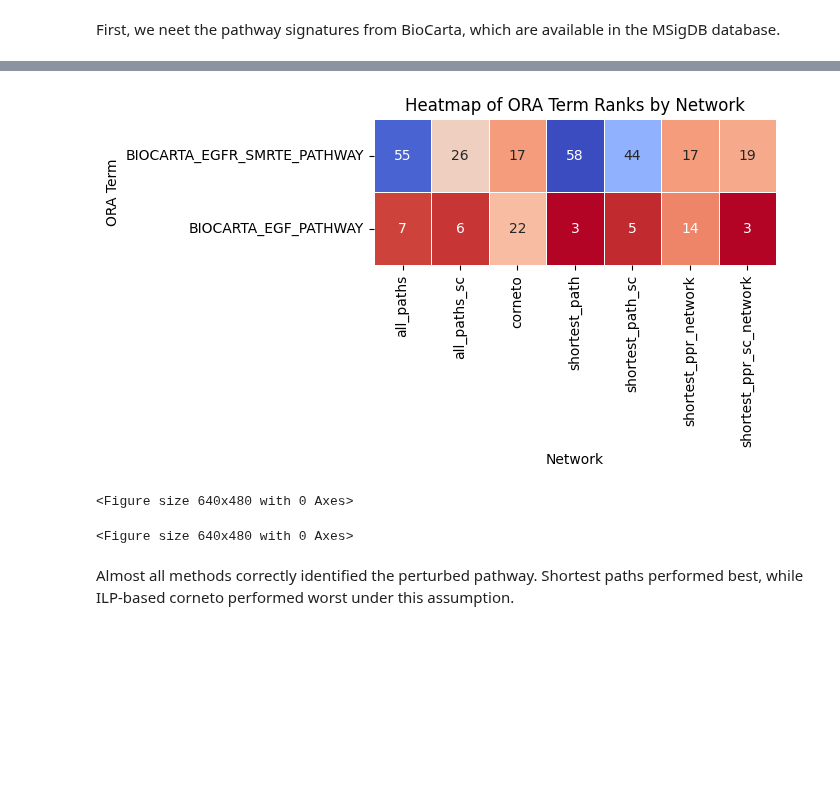
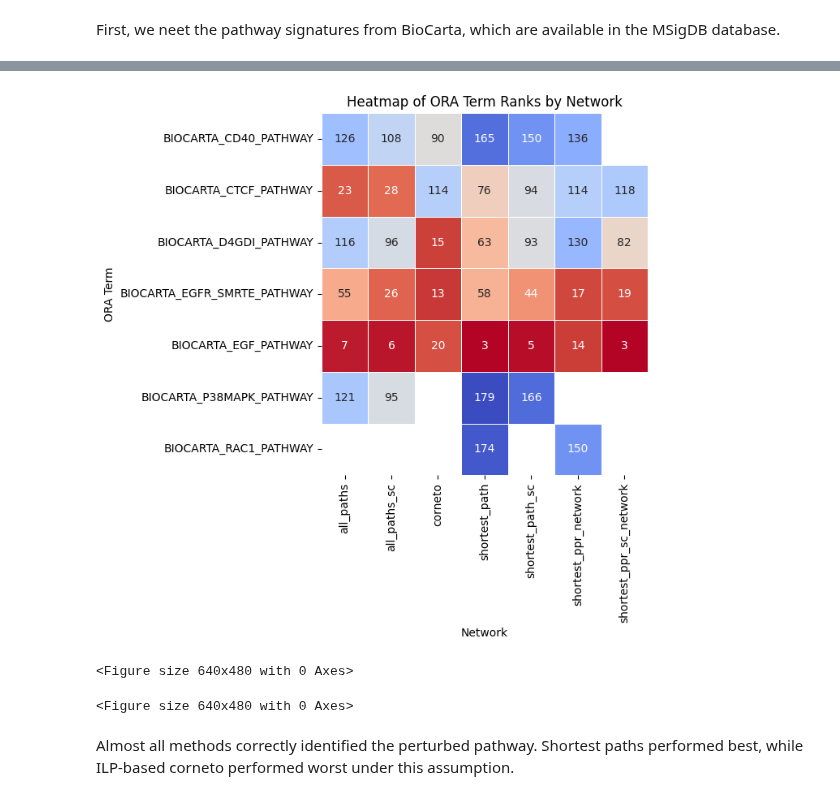
Before and after one commit to saezlab/networkcommons, a Jupyter notebook: docs/src/vignettes/3_evaluation_offt_path.ipynb, the cells around one changed output, grey strips where cells are left out. Saved outputs shown, nothing was run; the diff lists cells and outputs as text; code cells hidden in the pictures; blank space fills up the shorter version.

```diff
--- a/docs/src/vignettes/3_evaluation_offt_path.ipynb
+++ b/docs/src/vignettes/3_evaluation_offt_path.ipynb
@@ -154,7 +154,13 @@ df = df[df['source'] != 'BIOCARTA_EGF_PATHWAY']
+# %%
+# we manually input the expected perturbed pathways
+elements = ['BIOCARTA_EGF_PATHWAY', 'BIOCARTA_EGFR_SMRTE_PATHWAY']
+
+# and we take 10 random pathways to complete the list (some of them might be missing in the vis since an ora score might have not been computed for them)
+elements = elements + biocarta_elements[~biocarta_elements['source'].isin(elements)].source.sample(n=10).tolist()
 # %%
-nc.visual.create_rank_heatmap(ora_results, ['BIOCARTA_EGF_PATHWAY', 'BIOCARTA_EGFR_SMRTE_PATHWAY'], render=True)
+nc.visual.create_heatmap(ora_results, elements, render=True)
 # %% [output]
-[figure, old version]
+[figure, new version]
 <Figure size 640x480 with 0 Axes>
 <Figure size 640x480 with 0 Axes>
 # %% [markdown]
```
Also changed, not shown: parts of 7 cells of this notebook.
